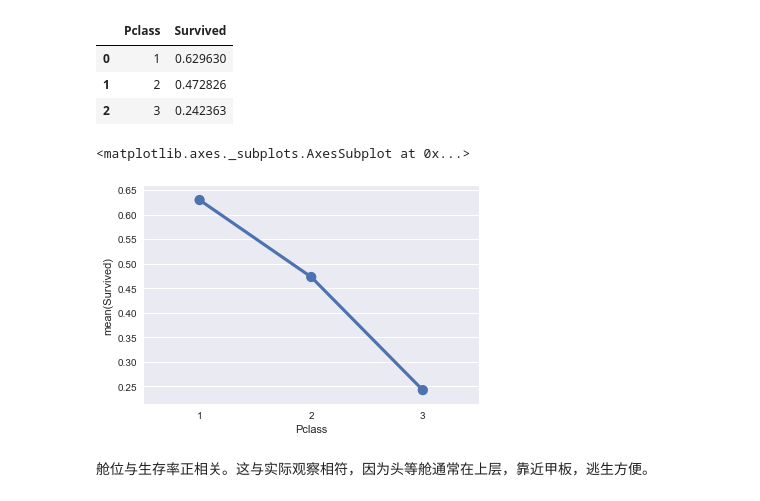
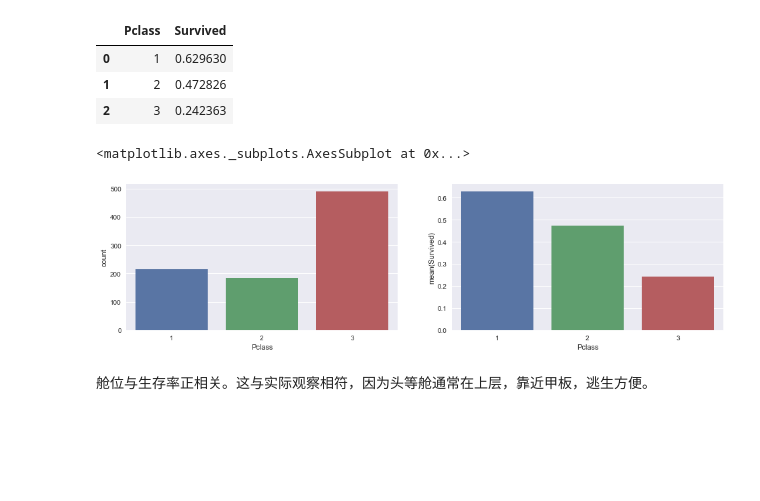
Before and after one commit to AntiEris/Data-analyst-project, a Jupyter notebook: P2_Titanic/P2_Titanic.ipynb, the cells around one changed output. Cells and saved outputs as stored; diff of their text form; code cells hidden in the pictures; blank space fills up the shorter version.

```diff
--- a/P2_Titanic/P2_Titanic.ipynb
+++ b/P2_Titanic/P2_Titanic.ipynb
@@ -229,10 +226,12 @@ PclassS
 | 2 | 3 | 0.242363 |
 # %%
 # http://seaborn.pydata.org/tutorial/categorical.html
-sns.pointplot(x = 'Pclass' , y = 'Survived', data = PclassS)
+fig,(axis1, axis2) = plt.subplots(1,2,figsize=(16,4))
+sns.countplot(x= 'Pclass', data = tdata, ax = axis1) #不同舱位的人数对比
+sns.barplot(x = 'Pclass' , y = 'Survived', data = PclassS) #不同舱位的平均生存率对比
 # %% [output]
 <matplotlib.axes._subplots.AxesSubplot at 0x...>
-[figure, old version]
+[figure, new version]
 # %% [markdown]
 舱位与生存率正相关。这与实际观察相符，因为头等舱通常在上层，靠近甲板，逃生方便。
 # %% [markdown]
```
Also changed, not shown: parts of 28 cells of this notebook.
